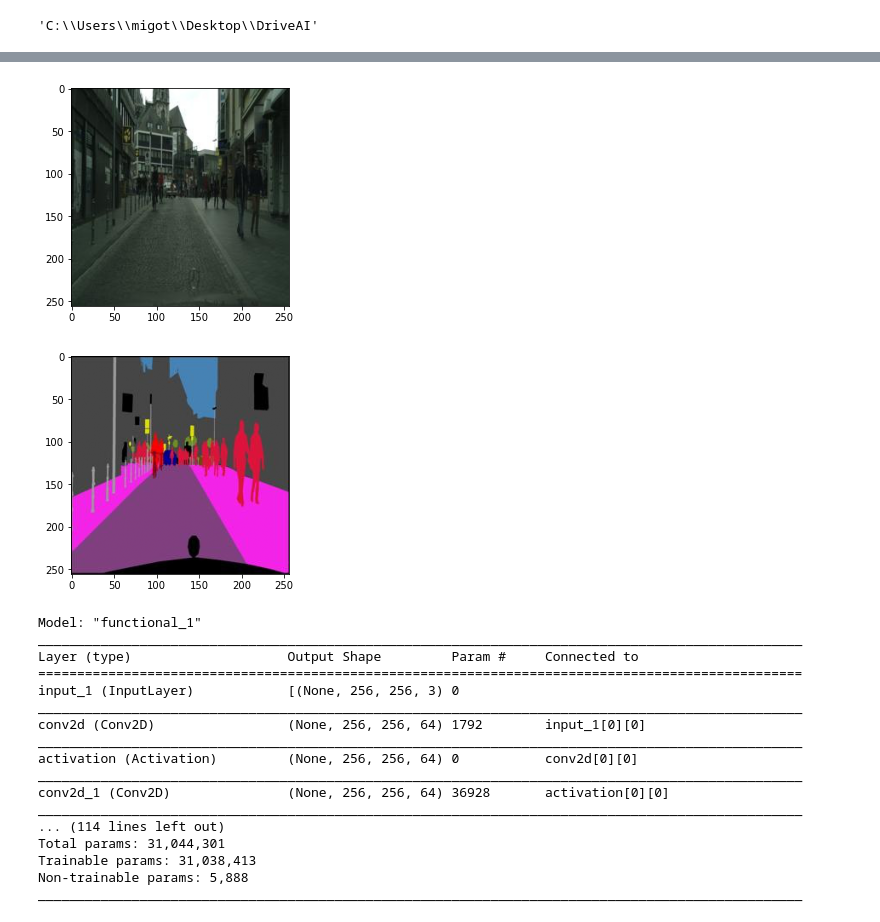
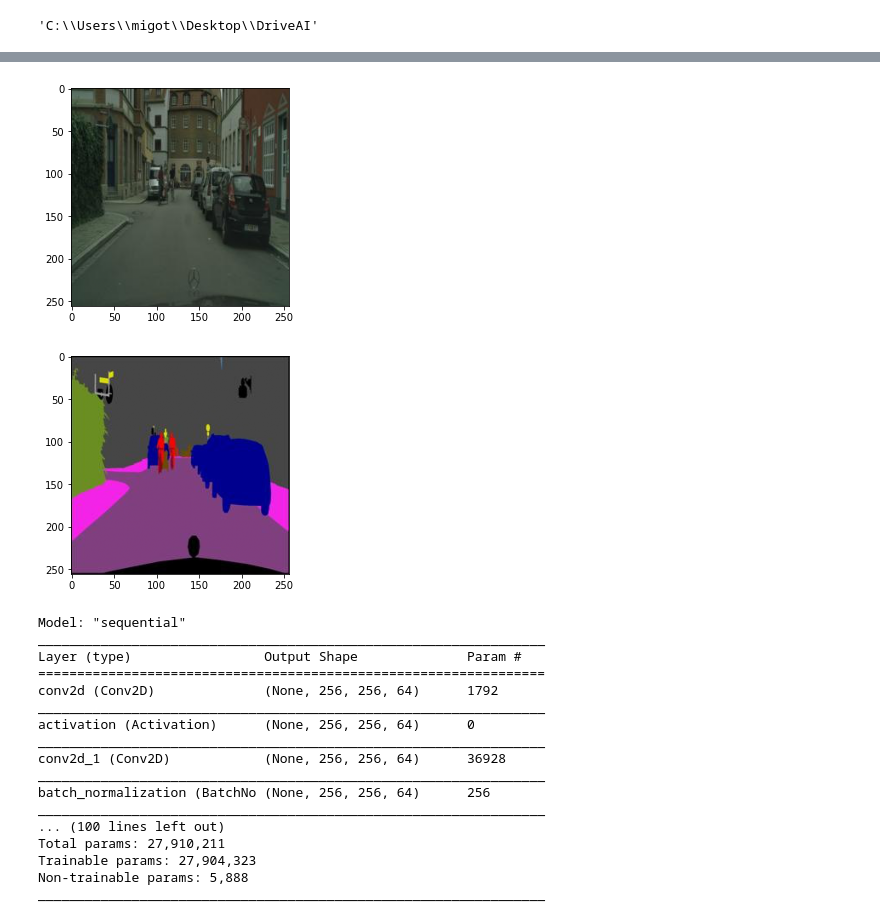
Before and after one commit to MigotMateusz/DriveAI, a Jupyter notebook: unet_model.ipynb, the cells around one changed output, grey strips where cells are left out. Drawn from its saved outputs; the diff is of its cells as text; code cells hidden in the pictures.

```diff
--- a/unet_model.ipynb
+++ b/unet_model.ipynb
@@ -40,15 +42,15 @@ def create_dataset(train_path, test_path):
     train_seg_dataset = []
     valid_img_dataset = []
     valid_seg_dataset = []
-    #train dataset
-    files = os.listdir(train_path)[0:2975]
+    #train dataset - 2975
+    files = os.listdir(train_path)[0:200]
     for file in files:
         X, y = load_images(file, train_path)
         train_img_dataset.append(X)
         train_seg_dataset.append(y)
 
-    #validation/test dataset
-    files = os.listdir(test_path)[0:500]
+    #validation/test dataset - 500
+    files = os.listdir(test_path)[0:50]
     for file in files:
         X, y = load_images(file, train_path)
         valid_img_dataset.append(X)
@@ -61,14 +63,17 @@ test_path = cwd + "/data/val"
 
 
 X_train, y_train, X_valid, y_valid = create_dataset(train_path, test_path)
+# %%
+X_train = np.stack([i.tolist() for i in X_train])
+y_train = np.stack([i.tolist() for i in y_train])
+X_valid = np.stack([i.tolist() for i in X_valid])
+y_valid = np.stack([i.tolist() for i in y_valid])
 # %%
-plt.imshow(X_train[1000])
+plt.imshow(X_train[100])
 plt.show()
+plt.imshow(y_train[100])
+plt.show()
 # %% [output]
-[figure, old version]
+[figure, new version]
+[figure, added]
-# %%
-plt.imshow(y_train[1000])
-plt.show()
-# %% [output]
-[figure, removed]
 # %%
@@ -151,25 +136,24 @@ def unet(input_size=(256, 256, 3)):
 # %%
-model = unet()
 model.compile(optimizer="adam", loss="categorical_crossentropy", metrics=["accuracy"])
 model.summary()
 # %% [output]
-Model: "functional_1"
-__________________________________________________________________________________________________
-Layer (type)                    Output Shape         Param #     Connected to
-==================================================================================================
-input_1 (InputLayer)            [(None, 256, 256, 3) 0
-__________________________________________________________________________________________________
-conv2d (Conv2D)                 (None, 256, 256, 64) 1792        input_1[0][0]
-__________________________________________________________________________________________________
-activation (Activation)         (None, 256, 256, 64) 0           conv2d[0][0]
-__________________________________________________________________________________________________
-conv2d_1 (Conv2D)               (None, 256, 256, 64) 36928       activation[0][0]
-__________________________________________________________________________________________________
-... (114 lines left out)
-Total params: 31,044,301
-Trainable params: 31,038,413
+Model: "sequential"
+_________________________________________________________________
+Layer (type)                 Output Shape              Param #
+=================================================================
+conv2d (Conv2D)              (None, 256, 256, 64)      1792
+_________________________________________________________________
+activation (Activation)      (None, 256, 256, 64)      0
+_________________________________________________________________
+conv2d_1 (Conv2D)            (None, 256, 256, 64)      36928
+_________________________________________________________________
+batch_normalization (BatchNo (None, 256, 256, 64)      256
+_________________________________________________________________
+... (100 lines left out)
+Total params: 27,910,211
+Trainable params: 27,904,323
 Non-trainable params: 5,888
-__________________________________________________________________________________________________
+_________________________________________________________________
 # %%
 clb = [keras.callbacks.ModelCheckpoint("model.h5", save_best_only=True)]
 h = model.fit(X_train, y_train, epochs=1000, validation_data=(X_valid, y_valid), validation_steps=10, steps_per_epoch=10, callbacks=clb, verbose=2)
```
Also changed, not shown: parts of 4 cells of this notebook, 21 other files.
